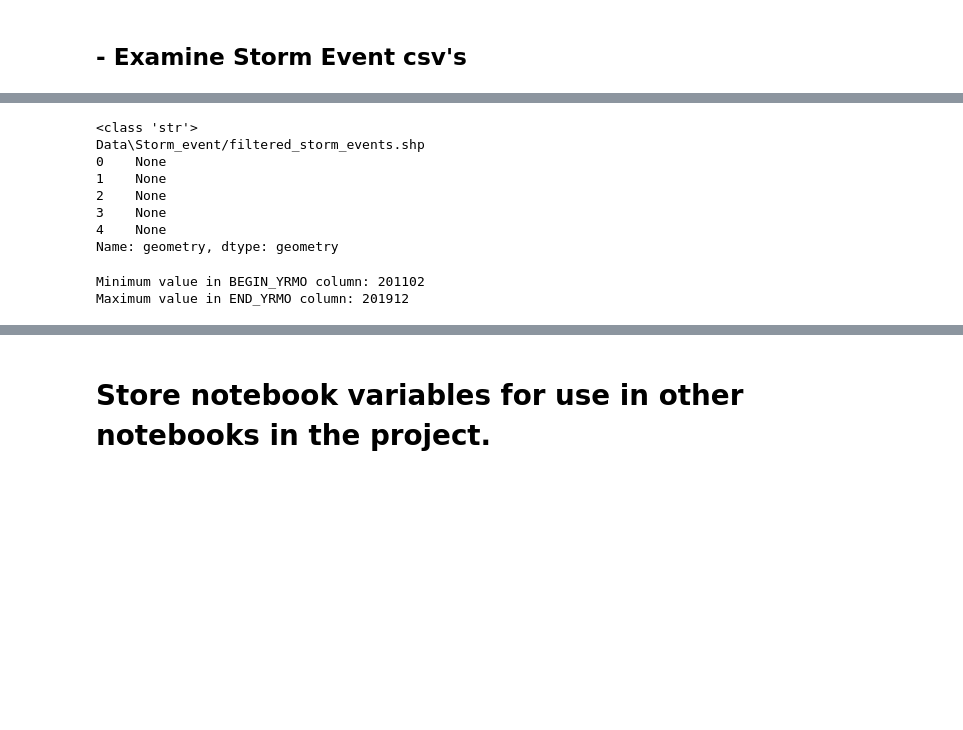
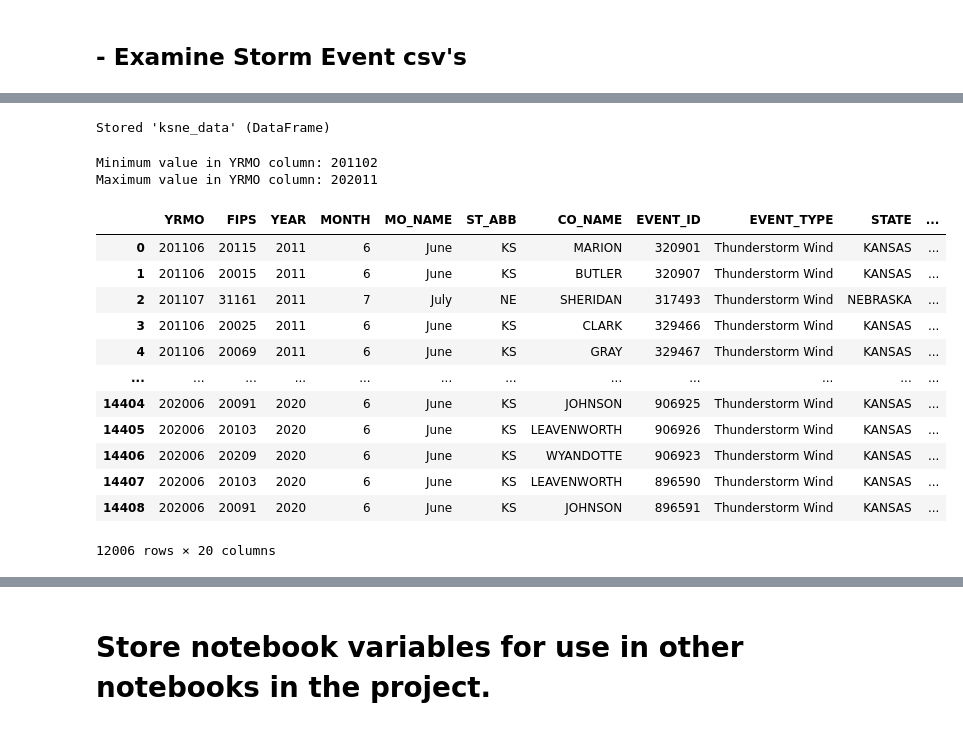
Before and after one commit to ehlenbergerjl/WindBreak, a Jupyter notebook: eda_1a_se_pre.ipynb, the cells around one changed output, grey strips where cells are left out. Drawn from its saved outputs; the diff is of its cells as text; code cells hidden in the pictures; blank space fills up the shorter version.

```diff
--- a/eda_1a_se_pre.ipynb
+++ b/eda_1a_se_pre.ipynb
@@ -285,13 +258,0 @@ Datum: NAD83 (National Spatial Reference System 2011)
-# %%
-print(type(output_shp_file))
-print(output_shp_file)
-print(modified_se_data['geometry'].head())
-# %% [output]
-<class 'str'>
-Data\Storm_event/filtered_storm_events.shp
-0    None
-1    None
-2    None
-3    None
-4    None
-Name: geometry, dtype: geometry
@@ -312,0 +259,5 @@ buffered_storm_events = gdf_buf(input_gdf, buf_dist, output_path)
+# %%
+%store ksne_data
+ksne_data.to_csv(os.path.join(src_dir, 'Storm_event/StormEvents_all_pdmod.csv'))
+# %% [output]
+Stored 'ksne_data' (DataFrame)
@@ -313,13 +269,43 @@ buffered_storm_events = gdf_buf(input_gdf, buf_dist, output_path)
 # %%
-# Group by 'county' and 'END_YEARMO' and aggregate
-se_gdf = filtered_se_data #.groupby(['county', 'END_YEARMO']).sum().reset_index()
+# Group by 'YEARMO' and FIPS and aggregate
+# ksne_gdf = ksne_gdf.groupby(['YEARMO', 'FIPS']).sum().reset_index()
 
-min_value = se_gdf['BEGIN_YRMO'].min()
-max_value = se_gdf['END_YRMO'].max()
+min_value = ksne_gdf['YRMO'].min()
+max_value = ksne_gdf['YRMO'].max()
 
-print('Minimum value in BEGIN_YRMO column:', min_value)
-print('Maximum value in END_YRMO column:', max_value)
+print('Minimum value in YRMO column:', min_value)
+print('Maximum value in YRMO column:', max_value)
 # %% [output]
-Minimum value in BEGIN_YRMO column: 201102
-Maximum value in END_YRMO column: 201912
+Minimum value in YRMO column: 201102
+Maximum value in YRMO column: 202011
+# %%
+
+# Specify the path to the input geodataframe
+input_gdf = ksne_gdf
+# Specify the buffer distance as a float or int
+buf_dist = 3
+# or you can specify a str if you want to buffer by meters or feet instead of kilometers and miles, respectively
+# buf_dist = '3000ft'
+buf_dist_str = str(buf_dist).replace('.', '_')
+# Specify the path to the output shapefile
+output_path = f'Output/storm_line_{buf_dist_str}_buf.shp'
+
+# Create a buffered GeoDataFrame
+# Note: For Geographic Coordinate Systems, provide buffer distance in kilometers.
+# For State Plane Coordinate Systems, provide buffer distance in miles.
+gdf_buf(input_gdf, buf_dist, output_path)
+# %% [output]
+|  | YRMO | FIPS | YEAR | MONTH | MO_NAME | ST_ABB | CO_NAME | EVENT_ID | EVENT_TYPE | STATE | ... |
+| 0 | 201106 | 20115 | 2011 | 6 | June | KS | MARION | 320901 | Thunderstorm Wind | KANSAS | ... |
+| 1 | 201106 | 20015 | 2011 | 6 | June | KS | BUTLER | 320907 | Thunderstorm Wind | KANSAS | ... |
+| 2 | 201107 | 31161 | 2011 | 7 | July | NE | SHERIDAN | 317493 | Thunderstorm Wind | NEBRASKA | ... |
+| 3 | 201106 | 20025 | 2011 | 6 | June | KS | CLARK | 329466 | Thunderstorm Wind | KANSAS | ... |
+| 4 | 201106 | 20069 | 2011 | 6 | June | KS | GRAY | 329467 | Thunderstorm Wind | KANSAS | ... |
+| ... | ... | ... | ... | ... | ... | ... | ... | ... | ... | ... | ... |
+| 14404 | 202006 | 20091 | 2020 | 6 | June | KS | JOHNSON | 906925 | Thunderstorm Wind | KANSAS | ... |
+| 14405 | 202006 | 20103 | 2020 | 6 | June | KS | LEAVENWORTH | 906926 | Thunderstorm Wind | KANSAS | ... |
+| 14406 | 202006 | 20209 | 2020 | 6 | June | KS | WYANDOTTE | 906923 | Thunderstorm Wind | KANSAS | ... |
+| 14407 | 202006 | 20103 | 2020 | 6 | June | KS | LEAVENWORTH | 896590 | Thunderstorm Wind | KANSAS | ... |
+| 14408 | 202006 | 20091 | 2020 | 6 | June | KS | JOHNSON | 896591 | Thunderstorm Wind | KANSAS | ... |
+12006 rows × 20 columns
 # %%
```
Also changed, not shown: parts of 35 cells of this notebook, 27 other files.
